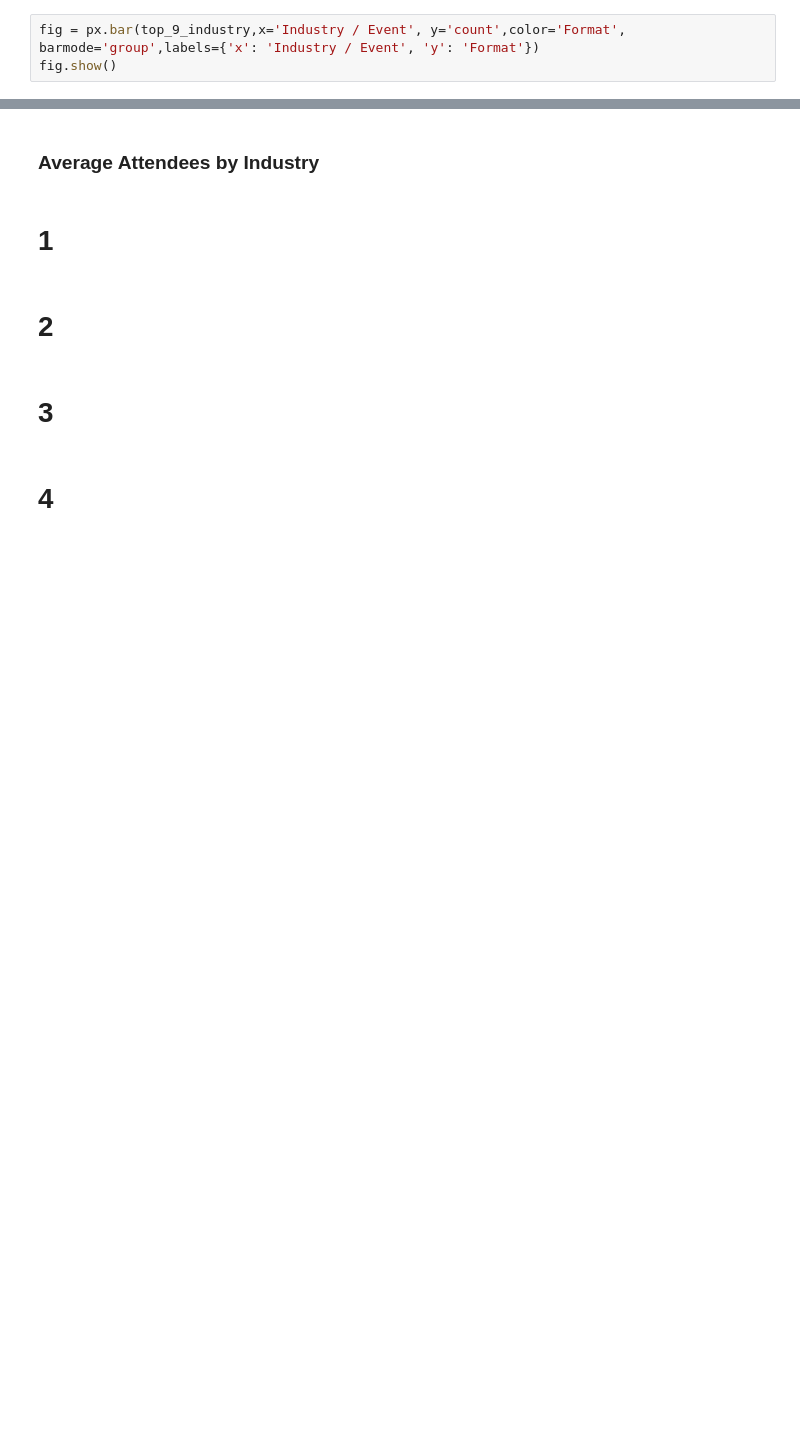
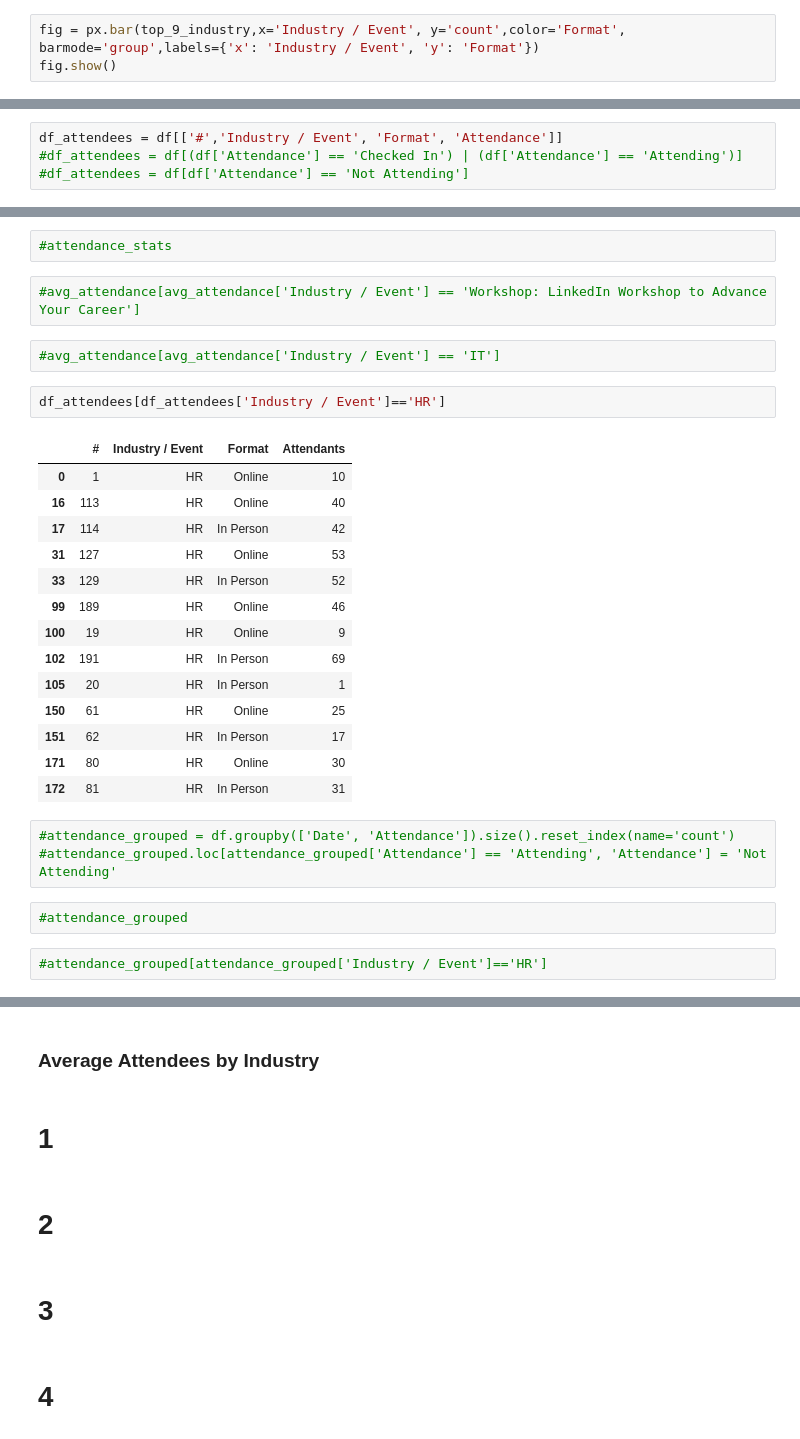
Before and after one commit to DavidAndres6870/app-n2n, a Jupyter notebook: EDA.ipynb, the cells around one changed output, grey strips where cells are left out. Drawn from its saved outputs; the diff is of its cells as text; blank space fills up the shorter version.

```diff
--- a/EDA.ipynb
+++ b/EDA.ipynb
@@ -407,0 +377,4 @@ fig.show()
+# %%
+df_attendees = df[['#','Industry / Event', 'Format', 'Attendance']]
+#df_attendees = df[(df['Attendance'] == 'Checked In') | (df['Attendance'] == 'Attending')]
+#df_attendees = df[df['Attendance'] == 'Not Attending']
@@ -407,0 +418,30 @@ fig.show()
+# %%
+#attendance_stats
+# %%
+#avg_attendance[avg_attendance['Industry / Event'] == 'Workshop: LinkedIn Workshop to Advance Your Career']
+# %%
+#avg_attendance[avg_attendance['Industry / Event'] == 'IT']
+# %%
+df_attendees[df_attendees['Industry / Event']=='HR']
+# %% [output]
+|  | # | Industry / Event | Format | Attendants |
+| 0 | 1 | HR | Online | 10 |
+| 16 | 113 | HR | Online | 40 |
+| 17 | 114 | HR | In Person | 42 |
+| 31 | 127 | HR | Online | 53 |
+| 33 | 129 | HR | In Person | 52 |
+| 99 | 189 | HR | Online | 46 |
+| 100 | 19 | HR | Online | 9 |
+| 102 | 191 | HR | In Person | 69 |
+| 105 | 20 | HR | In Person | 1 |
+| 150 | 61 | HR | Online | 25 |
+| 151 | 62 | HR | In Person | 17 |
+| 171 | 80 | HR | Online | 30 |
+| 172 | 81 | HR | In Person | 31 |
+# %%
+#attendance_grouped = df.groupby(['Date', 'Attendance']).size().reset_index(name='count')
+#attendance_grouped.loc[attendance_grouped['Attendance'] == 'Attending', 'Attendance'] = 'Not Attending'
+# %%
+#attendance_grouped
+# %%
+#attendance_grouped[attendance_grouped['Industry / Event']=='HR']
```
Also changed, not shown: parts of 50 cells of this notebook.
